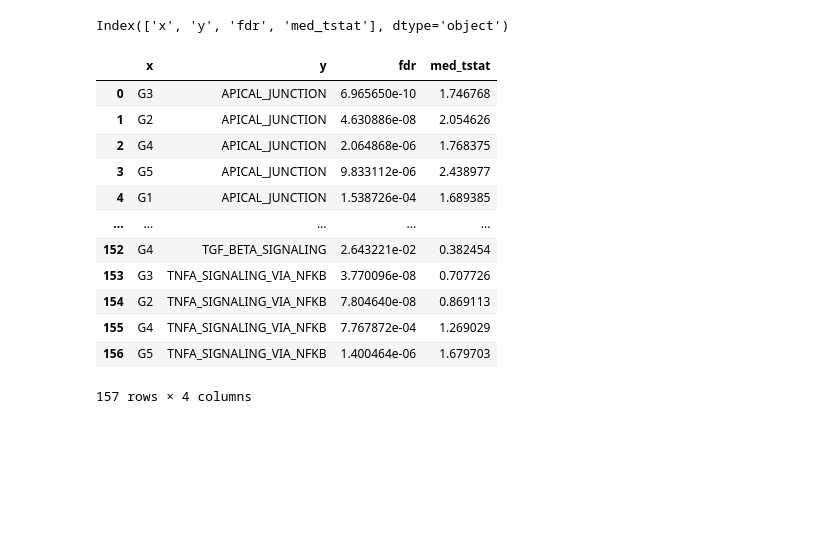
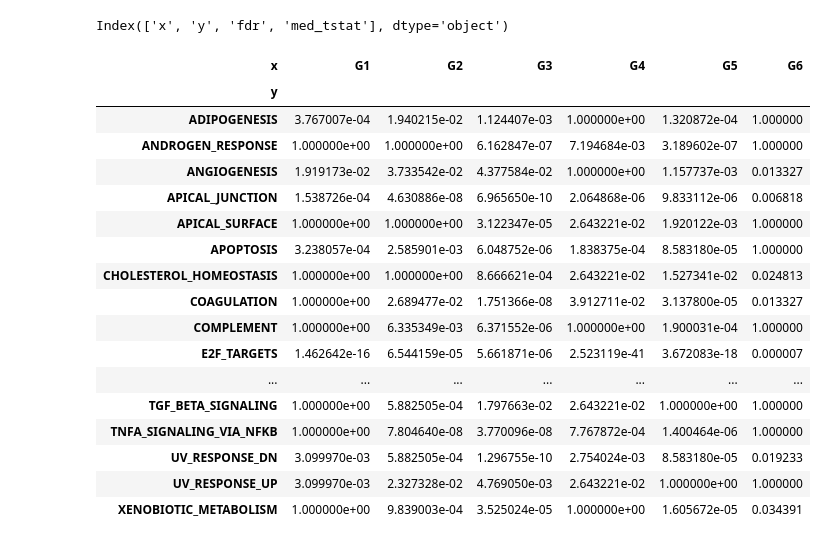
Before and after one commit to fossbert/Python_Packages, a Jupyter notebook: Dev_cbviz.ipynb, the cells around one changed output. Cells and saved outputs as stored; diff of their text form; code cells hidden in the pictures; blank space fills up the shorter version.

```diff
--- a/Dev_cbviz.ipynb
+++ b/Dev_cbviz.ipynb
@@ -273,18 +244,2 @@ hm = hm[hm['Name'].isin(df['y'])]
-# %%
-df['y'] = df['y'].astype('category').cat.reorder_categories(hm['Name'].to_list())
-# %% [output]
-|  | x | y | fdr | med_tstat |
-| 0 | G3 | APICAL_JUNCTION | 6.965650e-10 | 1.746768 |
-| 1 | G2 | APICAL_JUNCTION | 4.630886e-08 | 2.054626 |
-| 2 | G4 | APICAL_JUNCTION | 2.064868e-06 | 1.768375 |
-| 3 | G5 | APICAL_JUNCTION | 9.833112e-06 | 2.438977 |
-| 4 | G1 | APICAL_JUNCTION | 1.538726e-04 | 1.689385 |
-| ... | ... | ... | ... | ... |
-| 152 | G4 | TGF_BETA_SIGNALING | 2.643221e-02 | 0.382454 |
-| 153 | G3 | TNFA_SIGNALING_VIA_NFKB | 3.770096e-08 | 0.707726 |
-| 154 | G2 | TNFA_SIGNALING_VIA_NFKB | 7.804640e-08 | 0.869113 |
-| 155 | G4 | TNFA_SIGNALING_VIA_NFKB | 7.767872e-04 | 1.269029 |
-| 156 | G5 | TNFA_SIGNALING_VIA_NFKB | 1.400464e-06 | 1.679703 |
-157 rows × 4 columns
 # %%
 fdr = df.pivot(index='y', columns='x', values='fdr').fillna(1)
@@ -291,0 +246,21 @@ sz = -np.log10(fdr.values.ravel())*3
+# %%
+fdr
+# %% [output]
+| x | G1 | G2 | G3 | G4 | G5 | G6 |
+| y |  |  |  |  |  |  |
+| ADIPOGENESIS | 3.767007e-04 | 1.940215e-02 | 1.124407e-03 | 1.000000e+00 | 1.320872e-04 | 1.000000 |
+| ANDROGEN_RESPONSE | 1.000000e+00 | 1.000000e+00 | 6.162847e-07 | 7.194684e-03 | 3.189602e-07 | 1.000000 |
+| ANGIOGENESIS | 1.919173e-02 | 3.733542e-02 | 4.377584e-02 | 1.000000e+00 | 1.157737e-03 | 0.013327 |
+| APICAL_JUNCTION | 1.538726e-04 | 4.630886e-08 | 6.965650e-10 | 2.064868e-06 | 9.833112e-06 | 0.006818 |
+| APICAL_SURFACE | 1.000000e+00 | 1.000000e+00 | 3.122347e-05 | 2.643221e-02 | 1.920122e-03 | 1.000000 |
+| APOPTOSIS | 3.238057e-04 | 2.585901e-03 | 6.048752e-06 | 1.838375e-04 | 8.583180e-05 | 1.000000 |
+| CHOLESTEROL_HOMEOSTASIS | 1.000000e+00 | 1.000000e+00 | 8.666621e-04 | 2.643221e-02 | 1.527341e-02 | 0.024813 |
+| COAGULATION | 1.000000e+00 | 2.689477e-02 | 1.751366e-08 | 3.912711e-02 | 3.137800e-05 | 0.013327 |
+| COMPLEMENT | 1.000000e+00 | 6.335349e-03 | 6.371552e-06 | 1.000000e+00 | 1.900031e-04 | 1.000000 |
+| E2F_TARGETS | 1.462642e-16 | 6.544159e-05 | 5.661871e-06 | 2.523119e-41 | 3.672083e-18 | 0.000007 |
+| ... | ... | ... | ... | ... | ... | ... |
+| TGF_BETA_SIGNALING | 1.000000e+00 | 5.882505e-04 | 1.797663e-02 | 2.643221e-02 | 1.000000e+00 | 1.000000 |
+| TNFA_SIGNALING_VIA_NFKB | 1.000000e+00 | 7.804640e-08 | 3.770096e-08 | 7.767872e-04 | 1.400464e-06 | 1.000000 |
+| UV_RESPONSE_DN | 3.099970e-03 | 5.882505e-04 | 1.296755e-10 | 2.754024e-03 | 8.583180e-05 | 0.019233 |
+| UV_RESPONSE_UP | 3.099970e-03 | 2.327328e-02 | 4.769050e-03 | 2.643221e-02 | 1.000000e+00 | 1.000000 |
+| XENOBIOTIC_METABOLISM | 1.000000e+00 | 9.839003e-04 | 3.525024e-05 | 1.000000e+00 | 1.605672e-05 | 0.034391 |
```
Also changed, not shown: parts of 15 cells of this notebook, 2 other files.
